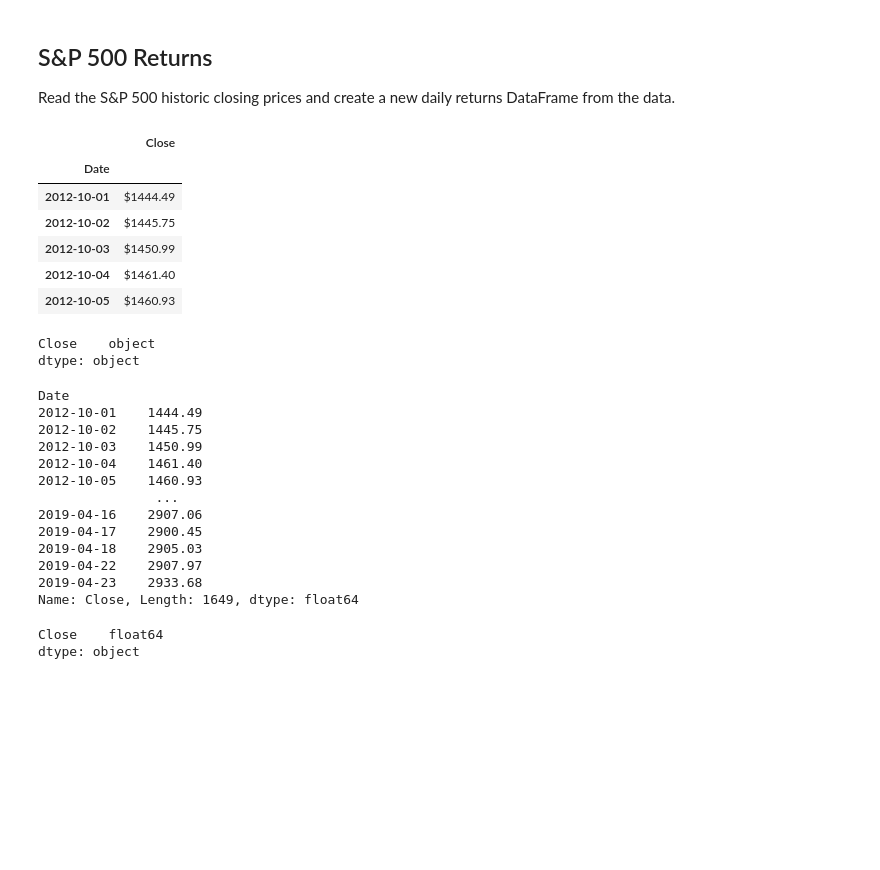
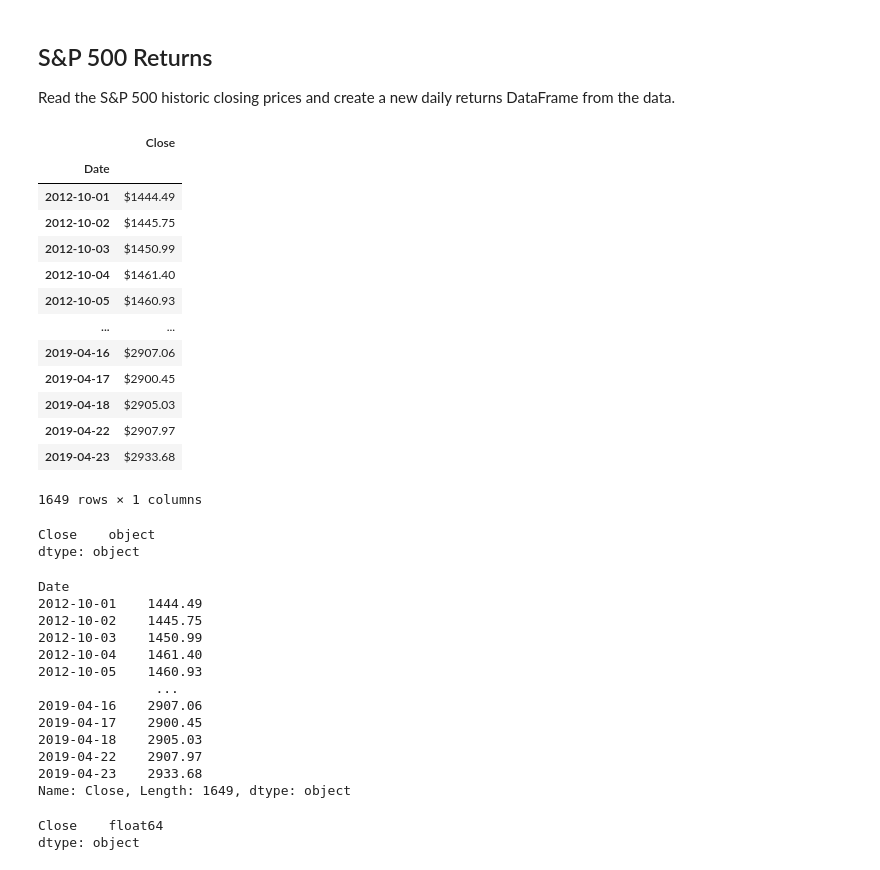
Before and after one commit to globalproweb/A-Whale-Off-the-Port-folio-, a Jupyter notebook: whale_analysis.ipynb, the cells around one changed output. Saved outputs shown, nothing was run; the diff lists cells and outputs as text; code cells hidden in the pictures; blank space fills up the shorter version.

```diff
--- a/whale_analysis.ipynb
+++ b/whale_analysis.ipynb
@@ -141,16 +141,23 @@ algo_df
 Read the S&P 500 historic closing prices and create a new daily returns DataFrame from the data.
 # %%
 # Reading S&P 500 Closing Prices
-sp500_df.sort_index(ascending = True, inplace = True)
-sp500_df.head()
+sp500_df = sp500_df.sort_index()
+sp500_df
 # %% [output]
 |  | Close |
 | Date |  |
 | 2012-10-01 | $1444.49 |
 | 2012-10-02 | $1445.75 |
 | 2012-10-03 | $1450.99 |
 | 2012-10-04 | $1461.40 |
 | 2012-10-05 | $1460.93 |
+| ... | ... |
+| 2019-04-16 | $2907.06 |
+| 2019-04-17 | $2900.45 |
+| 2019-04-18 | $2905.03 |
+| 2019-04-22 | $2907.97 |
+| 2019-04-23 | $2933.68 |
+1649 rows × 1 columns
 # %%
 # Check Data Types
 sp500_df.dtypes
@@ -158,7 +165,7 @@ sp500_df.dtypes
 Close    object
 dtype: object
 # %%
-sp500_df['Close'] = sp500_df['Close'].replace('$','')
+sp500_df['Close']=sp500_df['Close'].str.replace('$', '')
 sp500_df['Close']
 # %% [output]
 Date
@@ -173,7 +180,7 @@ Date
 2019-04-18    2905.03
 2019-04-22    2907.97
 2019-04-23    2933.68
-Name: Close, Length: 1649, dtype: float64
+Name: Close, Length: 1649, dtype: object
 # %%
 # Fix Data Types
 sp500_df['Close'] = sp500_df['Close'].astype('float')
```
Also changed, not shown: parts of 10 cells of this notebook.
